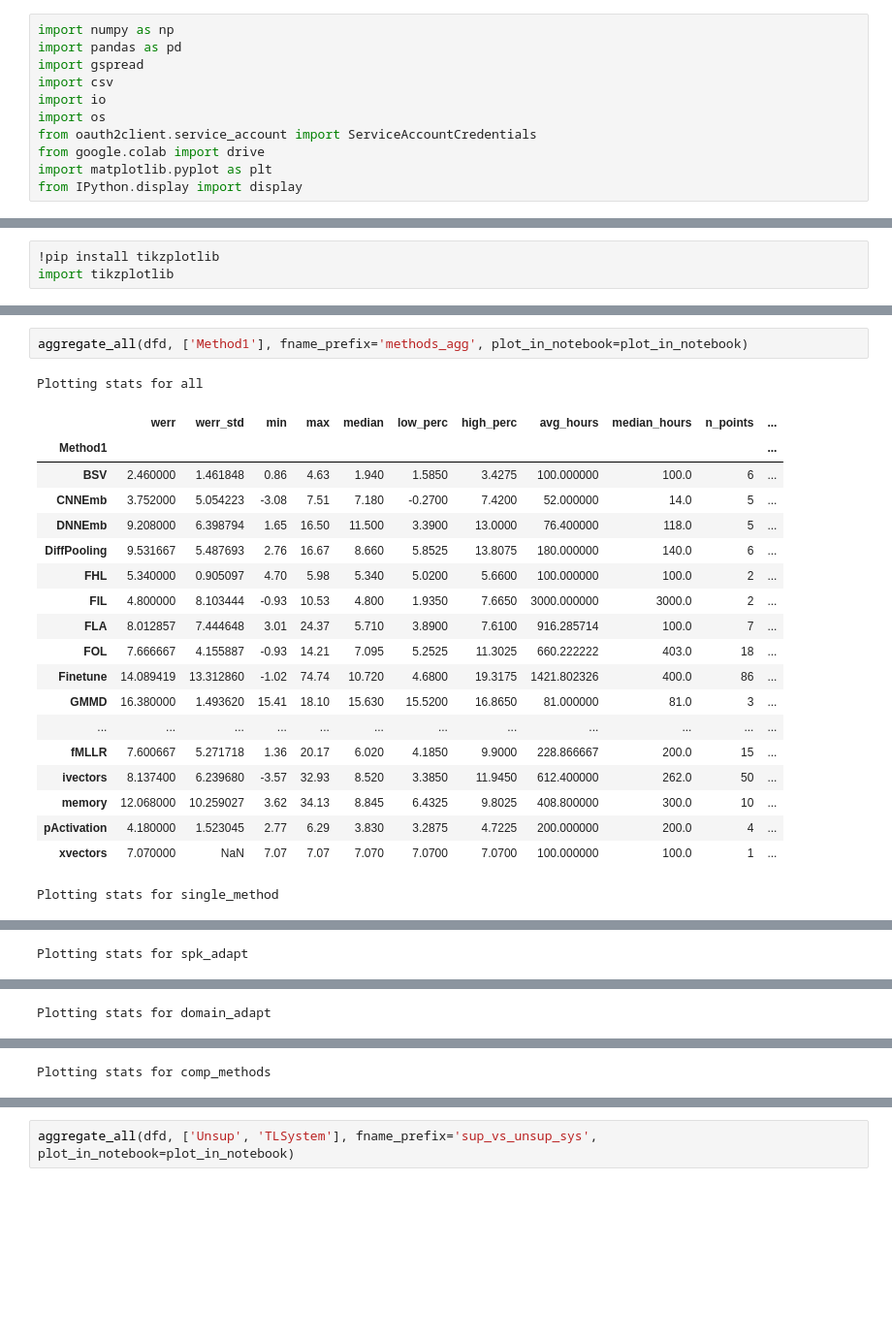
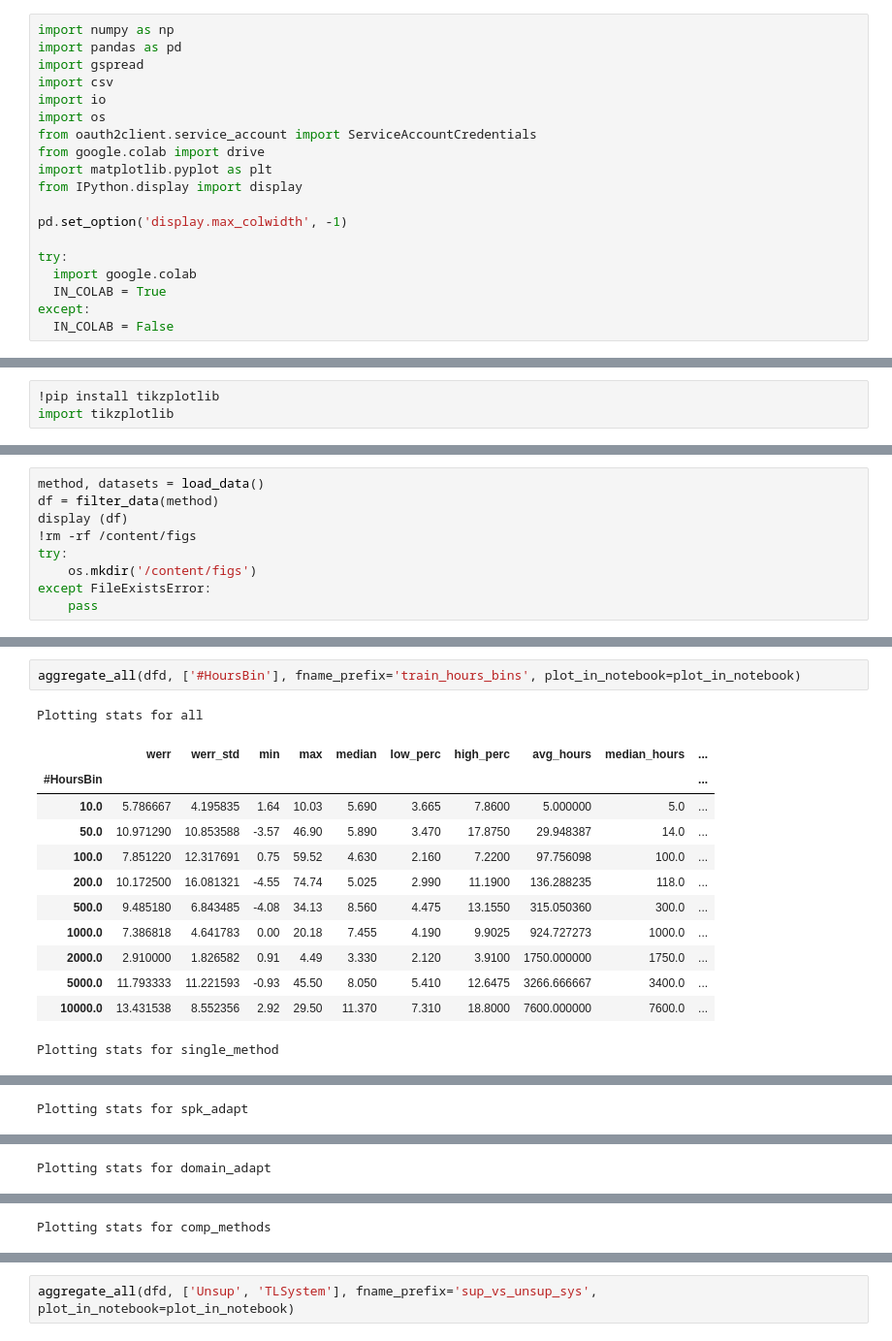
Before and after one commit to pswietojanski/ojsp_adaptation_review_2020, a Jupyter notebook: analysis.ipynb, the cells around one changed output, grey strips where cells are left out. Shown at 97% size. Saved outputs shown, nothing was run; the diff lists cells and outputs as text; blank space fills up the shorter version.

```diff
--- a/analysis.ipynb
+++ b/analysis.ipynb
@@ -11,3 +32,11 @@ from oauth2client.service_account import ServiceAccountCredentials
 from google.colab import drive
 import matplotlib.pyplot as plt
 from IPython.display import display
+
+pd.set_option('display.max_colwidth', -1)
+
+try:
+  import google.colab
+  IN_COLAB = True
+except:
+  IN_COLAB = False
@@ -391,0 +285,9 @@ Plotting stats for comp_with_ref RefWERR (complimentary)
+# %%
+method, datasets = load_data()
+df = filter_data(method)
+display (df)
+!rm -rf /content/figs
+try:
+    os.mkdir('/content/figs')
+except FileExistsError:
+    pass
@@ -396,23 +897,16 @@ aggregate_all(dfd, ['AdaptBin'], fname_prefix='adapt_bins', plot_in_notebook=plo
 # %%
-aggregate_all(dfd, ['Method1'], fname_prefix='methods_agg', plot_in_notebook=plot_in_notebook)
+aggregate_all(dfd, ['#HoursBin'], fname_prefix='train_hours_bins', plot_in_notebook=plot_in_notebook)
 # %% [output]
 Plotting stats for all
-|  | werr | werr_std | min | max | median | low_perc | high_perc | avg_hours | median_hours | n_points | ... |
-| Method1 |  |  |  |  |  |  |  |  |  |  | ... |
-| BSV | 2.460000 | 1.461848 | 0.86 | 4.63 | 1.940 | 1.5850 | 3.4275 | 100.000000 | 100.0 | 6 | ... |
-| CNNEmb | 3.752000 | 5.054223 | -3.08 | 7.51 | 7.180 | -0.2700 | 7.4200 | 52.000000 | 14.0 | 5 | ... |
-| DNNEmb | 9.208000 | 6.398794 | 1.65 | 16.50 | 11.500 | 3.3900 | 13.0000 | 76.400000 | 118.0 | 5 | ... |
-| DiffPooling | 9.531667 | 5.487693 | 2.76 | 16.67 | 8.660 | 5.8525 | 13.8075 | 180.000000 | 140.0 | 6 | ... |
-| FHL | 5.340000 | 0.905097 | 4.70 | 5.98 | 5.340 | 5.0200 | 5.6600 | 100.000000 | 100.0 | 2 | ... |
-| FIL | 4.800000 | 8.103444 | -0.93 | 10.53 | 4.800 | 1.9350 | 7.6650 | 3000.000000 | 3000.0 | 2 | ... |
-| FLA | 8.012857 | 7.444648 | 3.01 | 24.37 | 5.710 | 3.8900 | 7.6100 | 916.285714 | 100.0 | 7 | ... |
-| FOL | 7.666667 | 4.155887 | -0.93 | 14.21 | 7.095 | 5.2525 | 11.3025 | 660.222222 | 403.0 | 18 | ... |
-| Finetune | 14.089419 | 13.312860 | -1.02 | 74.74 | 10.720 | 4.6800 | 19.3175 | 1421.802326 | 400.0 | 86 | ... |
-| GMMD | 16.380000 | 1.493620 | 15.41 | 18.10 | 15.630 | 15.5200 | 16.8650 | 81.000000 | 81.0 | 3 | ... |
-| ... | ... | ... | ... | ... | ... | ... | ... | ... | ... | ... | ... |
-| fMLLR | 7.600667 | 5.271718 | 1.36 | 20.17 | 6.020 | 4.1850 | 9.9000 | 228.866667 | 200.0 | 15 | ... |
-| ivectors | 8.137400 | 6.239680 | -3.57 | 32.93 | 8.520 | 3.3850 | 11.9450 | 612.400000 | 262.0 | 50 | ... |
-| memory | 12.068000 | 10.259027 | 3.62 | 34.13 | 8.845 | 6.4325 | 9.8025 | 408.800000 | 300.0 | 10 | ... |
-| pActivation | 4.180000 | 1.523045 | 2.77 | 6.29 | 3.830 | 3.2875 | 4.7225 | 200.000000 | 200.0 | 4 | ... |
-| xvectors | 7.070000 | NaN | 7.07 | 7.07 | 7.070 | 7.0700 | 7.0700 | 100.000000 | 100.0 | 1 | ... |
+|  | werr | werr_std | min | max | median | low_perc | high_perc | avg_hours | median_hours | ... |
+| #HoursBin |  |  |  |  |  |  |  |  |  | ... |
+| 10.0 | 5.786667 | 4.195835 | 1.64 | 10.03 | 5.690 | 3.665 | 7.8600 | 5.000000 | 5.0 | ... |
+| 50.0 | 10.971290 | 10.853588 | -3.57 | 46.90 | 5.890 | 3.470 | 17.8750 | 29.948387 | 14.0 | ... |
+| 100.0 | 7.851220 | 12.317691 | 0.75 | 59.52 | 4.630 | 2.160 | 7.2200 | 97.756098 | 100.0 | ... |
+| 200.0 | 10.172500 | 16.081321 | -4.55 | 74.74 | 5.025 | 2.990 | 11.1900 | 136.288235 | 118.0 | ... |
+| 500.0 | 9.485180 | 6.843485 | -4.08 | 34.13 | 8.560 | 4.475 | 13.1550 | 315.050360 | 300.0 | ... |
+| 1000.0 | 7.386818 | 4.641783 | 0.00 | 20.18 | 7.455 | 4.190 | 9.9025 | 924.727273 | 1000.0 | ... |
+| 2000.0 | 2.910000 | 1.826582 | 0.91 | 4.49 | 3.330 | 2.120 | 3.9100 | 1750.000000 | 1750.0 | ... |
+| 5000.0 | 11.793333 | 11.221593 | -0.93 | 45.50 | 8.050 | 5.410 | 12.6475 | 3266.666667 | 3400.0 | ... |
+| 10000.0 | 13.431538 | 8.552356 | 2.92 | 29.50 | 11.370 | 7.310 | 18.8000 | 7600.000000 | 7600.0 | ... |
 Plotting stats for single_method
```
Also changed, not shown: parts of 164 cells of this notebook.
